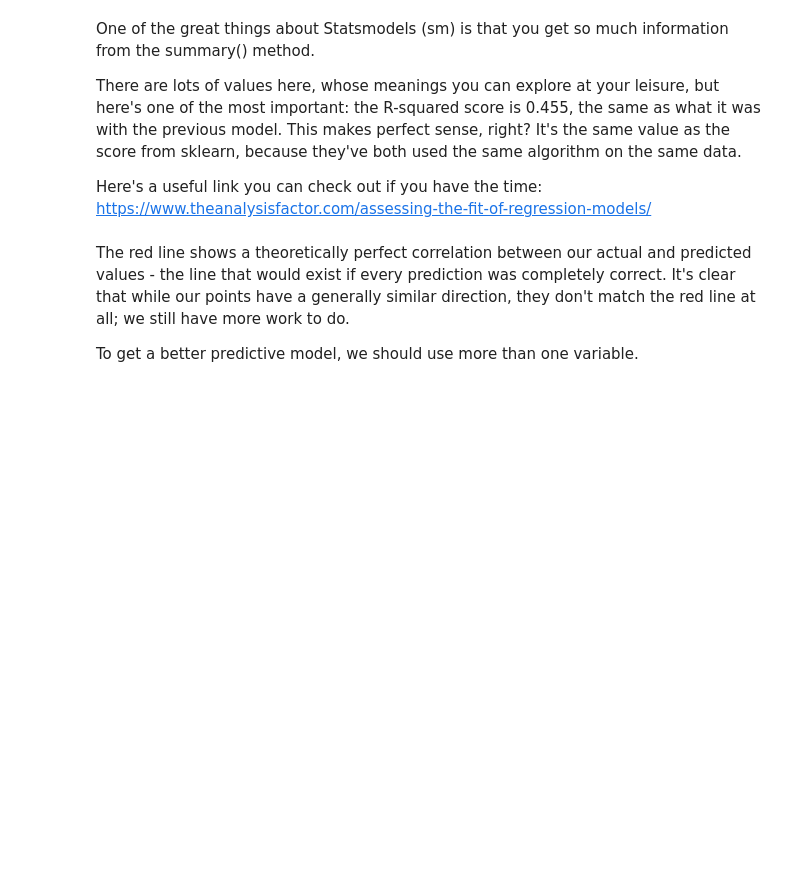
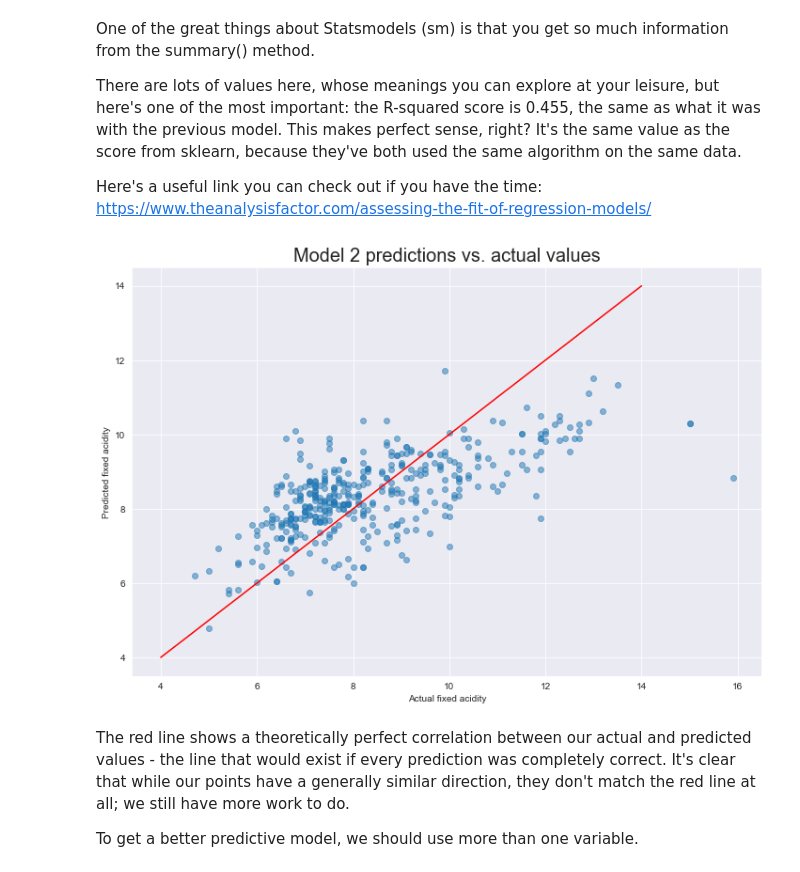
Before and after one commit to rcepedaraza/case-study-red-wines, a Jupyter notebook: notebooks/Regression Case Study - the Red Wine Dataset - Tier 3.ipynb, the cells around one changed output. Drawn from its saved outputs; the diff is of its cells as text; code cells hidden in the pictures; blank space fills up the shorter version.

Commit message:
Linear regression model with OLS

```diff
--- a/notebooks/Regression Case Study - the Red Wine Dataset - Tier 3.ipynb
+++ b/notebooks/Regression Case Study - the Red Wine Dataset - Tier 3.ipynb
@@ -346,9 +346,9 @@ Let's build a similar model using a different package, to see if we get a better
 # %%
 # Create the test and train sets. Here, we do things slightly differently.
 # We make the explanatory variable X as before.
-_ _ _
+X = wine_df["density"].to_numpy()
 
 # But here, reassign X the value of adding a constant to it. This is required for Ordinary Least Squares Regression.
 # Further explanation of this can be found here:
 # https://www.statsmodels.org/devel/generated/statsmodels.regression.linear_model.OLS.html
-_ _ _
+X = sm.add_constant(X)
@@ -362,0 +355,12 @@ _ _ _
+# %%
+# The rest of the preparation is as before.
+y = wine_df["fixed.acidity"].to_numpy()
+
+# Split the data using train_test_split()
+X_train, X_test, y_train, y_test = train_test_split(
+    X, y, train_size=0.75, test_size=0.25
+)
+
+# Print dimensions
+print("Train subset shape: {}{}".format(X_train.shape, y_train.shape))
+print("Test subset shape: {}{}".format(X_test.shape, y_test.shape))
@@ -363,8 +370,8 @@ _ _ _
 # %%
 # Create the model
-_ _ _
+model = sm.OLS(y_train, X_train)
 
 # Fit the model with fit()
-_ _ _
+results = model.fit()
 # %%
 # Evaluate the model with .summary()
@@ -377,4 +410,4 @@ There are lots of values here, whose meanings you can explore at your leisure, b
 Here's a useful link you can check out if you have the time: https://www.theanalysisfactor.com/assessing-the-fit-of-regression-models/
 # %%
 # Let's use our new model to make predictions of the dependent variable y. Use predict(), and plug in X_test as the parameter
-_ _ _
+y_predict = results.predict(X_test)
@@ -391,3 +414,21 @@ _ _ _
+# %%
+# Plot the predictions
+# Build a scatterplot
+fig, ax = plt.subplots(figsize=(12, 8))
+plt.scatter(y_test, y_predict, alpha=0.5)
+
+# Add a line for perfect correlation. Can you see what this line is doing? Use plot()
+plt.plot([x for x in range(int(np.min(y_test)), int(np.max(y_test)))],
+         [y for y in range(int(np.min(y_test)), int(np.max(y_test)))],
+        color = "red")
+
+# Label it nicely
+plt.title("Model 2 predictions vs. actual values", fontsize=20)
+plt.xlabel("Actual fixed acidity")
+plt.ylabel("Predicted fixed acidity")
+plt.show()
+# %% [output]
+[figure, added]
 # %% [markdown]
 The red line shows a theoretically perfect correlation between our actual and predicted values - the line that would exist if every prediction was completely correct. It's clear that while our points have a generally similar direction, they don't match the red line at all; we still have more work to do.
 
```
Also changed, not shown: parts of 7 cells of this notebook.
